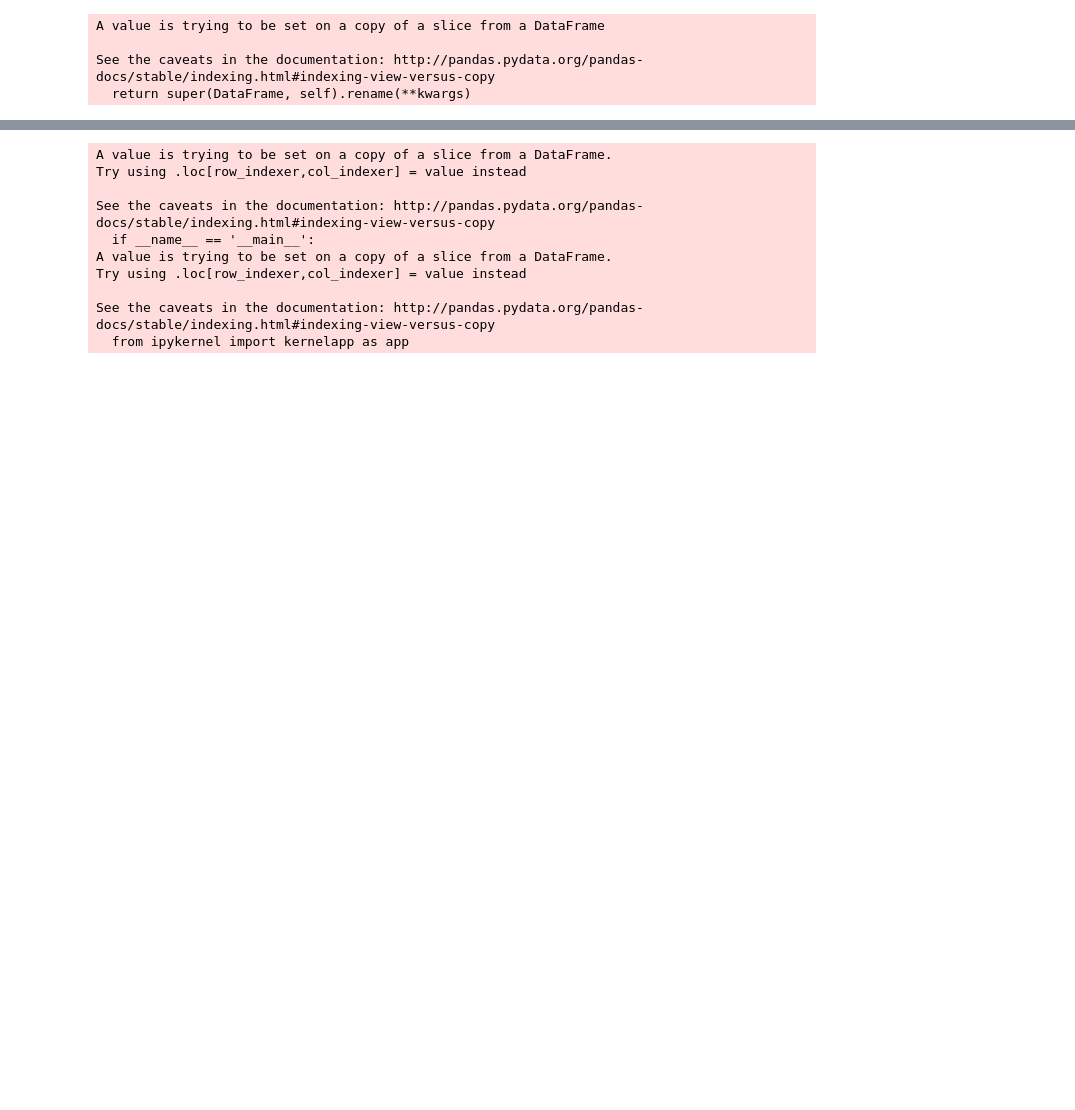
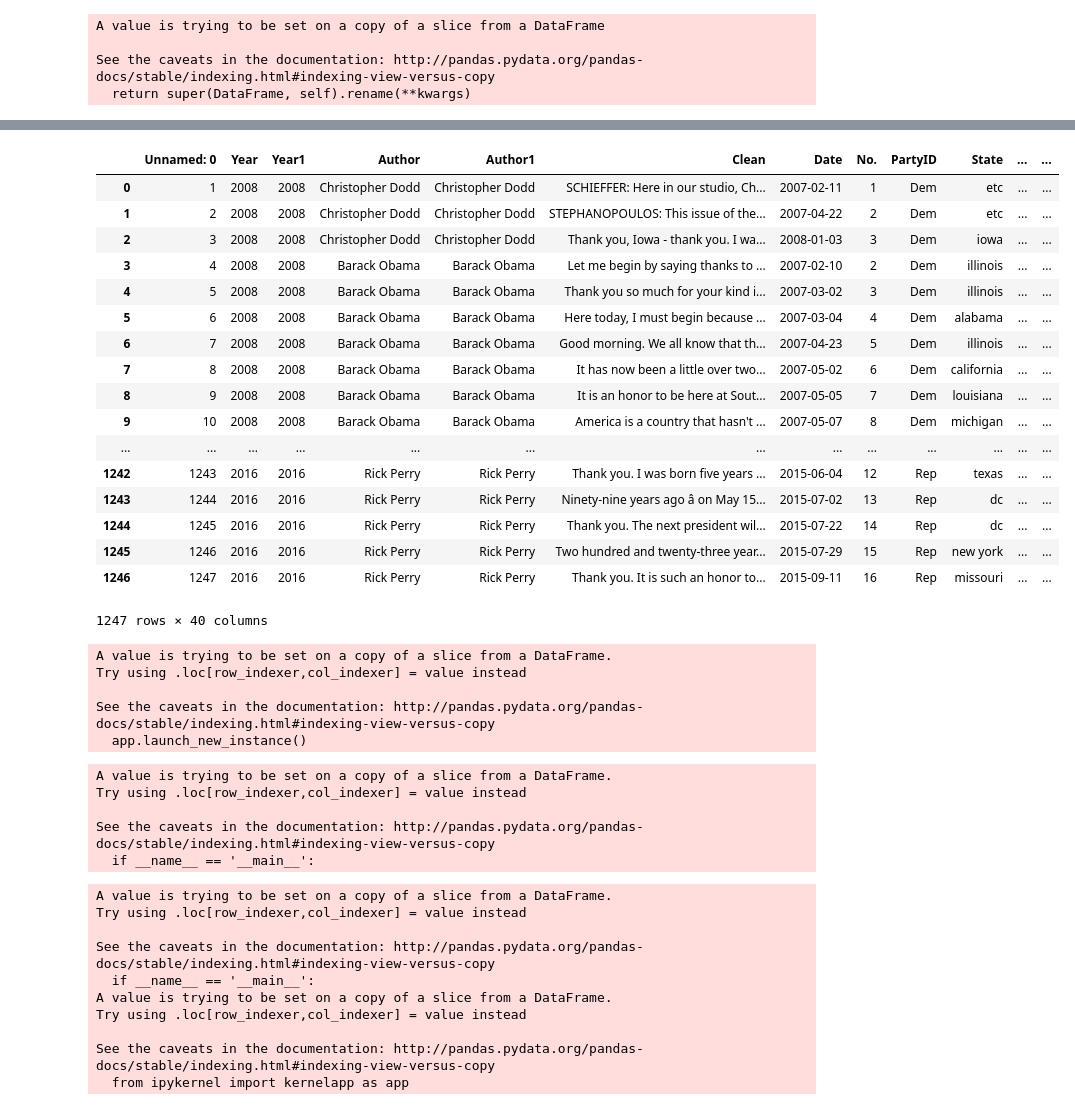
Before and after one commit to Alicechung/ML_finalPJT, a Jupyter notebook: Code/Preprocessing/ML_preprocessing texts.ipynb, the cells around one changed output, grey strips where cells are left out. Saved outputs shown, nothing was run; the diff lists cells and outputs as text; code cells hidden in the pictures; blank space fills up the shorter version.

```diff
--- a/Code/Preprocessing/ML_preprocessing texts.ipynb
+++ b/Code/Preprocessing/ML_preprocessing texts.ipynb
@@ -348,6 +378,6 @@ alldf_sw.shape
 # %%
-merge_dtm = covdf.merge(alldf_sw, left_on=['Author','No.','Year','Year1',
-                                      'Date','PartyID', 'Title'],
-                             right_on = ['Author','No.','Year','Year1','Date',
-                                      'PartyID', 'Title'],
+merge_dtm = covdf.merge(merged, left_on=['Author', 'Year1',
+                                          'No.', 'PartyID'],
+                             right_on = ['Author', 'Year1',
+                                         'No.', 'PartyID'],
                             how='left')
@@ -418,4 +430,43 @@ Index(['Unnamed: 0', 'index', 'Year', 'Year1', 'Author', 'Author1', 'Clean',
       dtype='object')
+# %%
+merge_dtm_fin
+# %% [output]
+|  | Unnamed: 0 | Year | Year1 | Author | Author1 | Clean | Date | No. | PartyID | State | ... | ... |
+| 0 | 1 | 2008 | 2008 | Christopher Dodd | Christopher Dodd | SCHIEFFER: Here in our studio, Ch... | 2007-02-11 | 1 | Dem | etc | ... | ... |
+| 1 | 2 | 2008 | 2008 | Christopher Dodd | Christopher Dodd | STEPHANOPOULOS: This issue of the... | 2007-04-22 | 2 | Dem | etc | ... | ... |
+| 2 | 3 | 2008 | 2008 | Christopher Dodd | Christopher Dodd | Thank you, Iowa - thank you. I wa... | 2008-01-03 | 3 | Dem | iowa | ... | ... |
+| 3 | 4 | 2008 | 2008 | Barack Obama | Barack Obama | Let me begin by saying thanks to ... | 2007-02-10 | 2 | Dem | illinois | ... | ... |
+| 4 | 5 | 2008 | 2008 | Barack Obama | Barack Obama | Thank you so much for your kind i... | 2007-03-02 | 3 | Dem | illinois | ... | ... |
+| 5 | 6 | 2008 | 2008 | Barack Obama | Barack Obama | Here today, I must begin because ... | 2007-03-04 | 4 | Dem | alabama | ... | ... |
+| 6 | 7 | 2008 | 2008 | Barack Obama | Barack Obama | Good morning. We all know that th... | 2007-04-23 | 5 | Dem | illinois | ... | ... |
+| 7 | 8 | 2008 | 2008 | Barack Obama | Barack Obama | It has now been a little over two... | 2007-05-02 | 6 | Dem | california | ... | ... |
+| 8 | 9 | 2008 | 2008 | Barack Obama | Barack Obama | It is an honor to be here at Sout... | 2007-05-05 | 7 | Dem | louisiana | ... | ... |
+| 9 | 10 | 2008 | 2008 | Barack Obama | Barack Obama | America is a country that hasn't ... | 2007-05-07 | 8 | Dem | michigan | ... | ... |
+| ... | ... | ... | ... | ... | ... | ... | ... | ... | ... | ... | ... | ... |
+| 1242 | 1243 | 2016 | 2016 | Rick Perry | Rick Perry | Thank you. I was born five years ... | 2015-06-04 | 12 | Rep | texas | ... | ... |
+| 1243 | 1244 | 2016 | 2016 | Rick Perry | Rick Perry | Ninety-nine years ago â on May 15... | 2015-07-02 | 13 | Rep | dc | ... | ... |
+| 1244 | 1245 | 2016 | 2016 | Rick Perry | Rick Perry | Thank you. The next president wil... | 2015-07-22 | 14 | Rep | dc | ... | ... |
+| 1245 | 1246 | 2016 | 2016 | Rick Perry | Rick Perry | Two hundred and twenty-three year... | 2015-07-29 | 15 | Rep | new york | ... | ... |
+| 1246 | 1247 | 2016 | 2016 | Rick Perry | Rick Perry | Thank you. It is such an honor to... | 2015-09-11 | 16 | Rep | missouri | ... | ... |
+1247 rows × 40 columns
+# %%
+merge_dtm_fin['t100_wcsum'] = merge_dtm_fin[['agreement', 'bargain', 'canada', 'china', 'corpor', 'labor',
+       'manufactur', 'nafta', 'plant', 'play', 'trade', 'unfair', 'union',
+       'wage', 'worker']].sum(axis = 1)
+# %% [output]
+A value is trying to be set on a copy of a slice from a DataFrame.
+Try using .loc[row_indexer,col_indexer] = value instead
+
+See the caveats in the documentation: http://pandas.pydata.org/pandas-docs/stable/indexing.html#indexing-view-versus-copy
+  app.launch_new_instance()
+# %%
+merge_dtm_fin['pro_t100'] = merge_dtm_fin['t100_wcsum']/merge_dtm_fin['Length']
+# %% [output]
+A value is trying to be set on a copy of a slice from a DataFrame.
+Try using .loc[row_indexer,col_indexer] = value instead
+
+See the caveats in the documentation: http://pandas.pydata.org/pandas-docs/stable/indexing.html#indexing-view-versus-copy
+  if __name__ == '__main__':
 # %%
 merge_dtm_fin['rust_sw_wcsum'] = merge_dtm_fin[rust_sw].sum(axis=1)
 merge_dtm_fin['rust_nosw_wcsum'] = merge_dtm_fin[rust_nosw].sum(axis=1)
```
Also changed, not shown: parts of 46 cells of this notebook, 9 other files.
